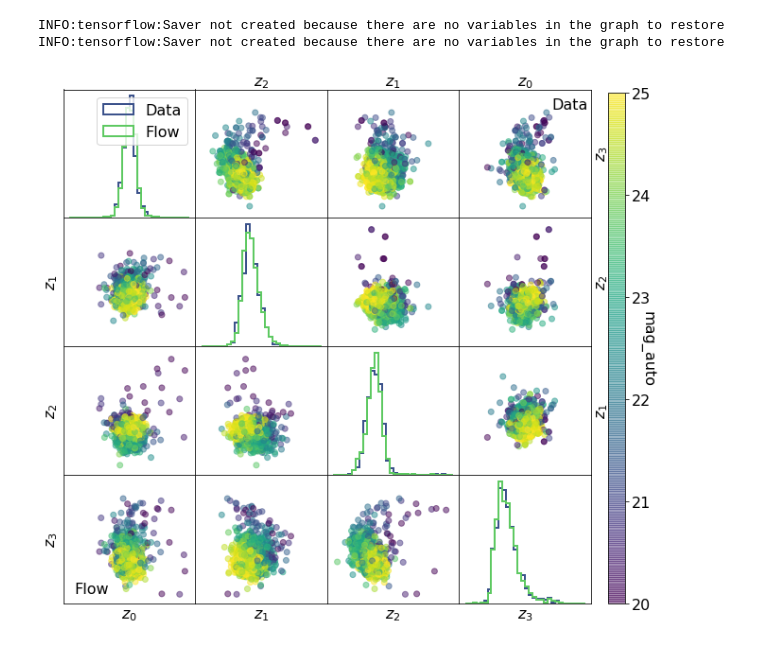
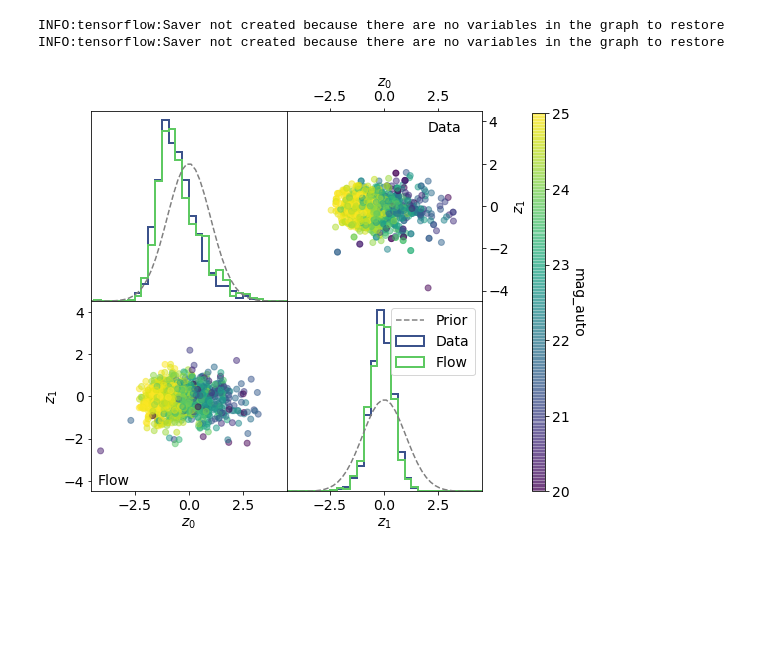
Before and after one commit to McWilliamsCenter/deep_galaxy_models, a Jupyter notebook: Figure_ConditionalFlow.ipynb, the cells around one changed output. Cells and saved outputs as stored; diff of their text form; code cells hidden in the pictures; blank space fills up the shorter version.

Commit message:
Adds latest version of figures

```diff
--- a/Figure_ConditionalFlow.ipynb
+++ b/Figure_ConditionalFlow.ipynb
@@ -65,72 +68,108 @@ codes_fake = concatenate(codes_fake)
 # %%
-font = {'size'   : 16}
+font = {'size'   : 14}
 matplotlib.rc('font', **font)
 
-offset=8
-fig = figure(figsize=(10,10))
-for i in range(4):
-    for j in range(4):
-        subplot(4,4,i+j*4+1)
+offset=0
+fig = figure(figsize=(7,7))
+for i in range(2):
+    for j in range(2):
+        subplot(2,2,i+j*2+1)
         if i < j:
+            #hist2d(gaussian_samples[:,i+offset], gaussian_samples[:, j+offset], 100, range=[[-5,5],[-5,5]], cmap='gray_r')
             scatter(codes_fake[:,i+offset], codes_fake[:,j+offset], c=params, vmax=25, vmin=20, alpha=0.5);
             #axis('off')
-            xlim(-5,5)
-            ylim(-5,5)
+            xlim(-4.5,4.5)
+            ylim(-4.5,4.5)
 
         elif i > j:
-            sc = scatter(codes[:,3-i+offset], codes[:,3-j+offset], c=params, vmax=25,vmin=20, alpha=0.5);
+            #hist2d(gaussian_samples[:,1-i+offset], gaussian_samples[:, 1-j+offset], 100, range=[[-5,5],[-5,5]], cmap='gray_r')
+            sc = scatter(codes[:,1-i+offset], codes[:,1-j+offset], c=params, vmax=25,vmin=20, alpha=0.5);
             #axis('off')
-            xlim(-5,5)
-            ylim(-5,5)
+            xlim(-4.5,4.5)
+            ylim(-4.5,4.5)
 
         else:
+            x = np.linspace(-5,5)
+            plot(x, norm.pdf(x), '--', color='gray', label='Prior')
             hist(codes[:,i+offset],32, range=[-5,5], label='Data', linewidth=2, color=plt.cm.viridis(0.25), histtype=u'step', density=True);
             hist(codes_fake[:,i+offset], 32, range=[-5,5], label='Flow', linewidth=2, color=plt.cm.viridis(0.75), histtype=u'step', density=True);
-            if i ==0:
+            xlim(-4.5,4.5)
+            if i ==1:
                 legend()
 
         if (i == 0) and (j>0):
             ylabel(r'$z_{%i}$'%j)
 
-        if (i == 3) and (j<3):
-            ylabel(r'$z_{%i}$'%(3-j))
+        if (i == 1) and (j<1):
+            ylabel(r'$z_{%i}$'%(1-j))
             ax = plt.gca()
             ax.yaxis.set_label_position("right")
 
         if (j == 0) and (i>0):
-            xlabel(r'$z_{%i}$'%(3-i))
+            xlabel(r'$z_{%i}$'%(1-i))
             ax = plt.gca()
             ax.xaxis.set_label_position("top")
 
-        if (j==3):
+        if (j==1):
             xlabel(r'$z_{%i}$'%i)
 
-        if (j==3) and (i==0):
+        if (j==1) and (i==0):
             text(-4.2,-4.2,'Flow')
 
-        if (j==0) and (i==3):
+        if (j==0) and (i==1):
             text(2.,3.5,'Data')
 
-        if j < 4:
-            plt.tick_params(
-                axis='x',          # changes apply to the x-axis
-                which='both',      # both major and minor ticks are affected
-                bottom=False,      # ticks along the bottom edge are off
-                top=False,         # ticks along the top edge are off
-                labelbottom=False) # labels along the bottom edge are off
-
-        if i >=0:
-            plt.tick_params(
+        plt.tick_params(
                 axis='y',          # changes apply to the x-axis
                 which='both',      # both major and minor ticks are affected
                 left=False,      # ticks along the bottom edge are off
                 right=False,         # ticks along the top edge are off
                 labelleft=False) # labels along the bottom edge are off
 
+
+        plt.tick_params(
+                axis='x',          # changes apply to the x-axis
+                which='both',      # both major and minor ticks are affected
+                bottom=True,      # ticks along the bottom edge are off
+                top=False,         # ticks along the top edge are off
+                labelbottom=False) # labels along the bottom edge are off
+
+        if j == 1 and i == 0:
+            plt.tick_params(
+                axis='y',          # changes apply to the x-axis
+                which='both',      # both major and minor ticks are affected
+                left=True,      # ticks along the bottom edge are off
+                right=False,         # ticks along the top edge are off
+                labelleft=True) # labels along the bottom edge are off
+
+        if j == 1:
+            plt.tick_params(
+                axis='x',          # changes apply to the x-axis
+                which='both',      # both major and minor ticks are affected
+                bottom=True,      # ticks along the bottom edge are off
+                top=False,         # ticks along the top edge are off
+                labelbottom=True) # labels along the bottom edge are off
+
+
+        if j == 0 and i == 1:
+            plt.tick_params(
+                axis='y',          # changes apply to the x-axis
+                which='both',      # both major and minor ticks are affected
+                left=False,      # ticks along the bottom edge are off
+                right=True,         # ticks along the top edge are off
+                labelright=True) # labels along the bottom edge are off
+            plt.tick_params(
+                axis='x',          # changes apply to the x-axis
+                which='both',      # both major and minor ticks are affected
+                bottom=False,      # ticks along the bottom edge are off
+                top=True,         # ticks along the top edge are off
+                labeltop=True) # labels along the bottom edge are off
+
+
 subplots_adjust(wspace=0, hspace=0, right=0.9)
-ax = fig.add_axes([0.925, 0.125, 0.025, 0.75])
+ax = fig.add_axes([1., 0.125, 0.025, 0.75])
 cbar = fig.colorbar(sc, cax=ax);
-cbar.set_label('mag_auto', rotation=270)
-#savefig('Figures/Figure_ConditionalFlow.png',bbox_inches='tight')
+cbar.set_label('mag_auto', rotation=270, labelpad=15)
+savefig('Figures/Figure_ConditionalFlow.png',bbox_inches='tight')
 # %% [output]
-[figure, old version]
+[figure, new version]
```
Also changed, not shown: parts of 2 cells of this notebook, 15 other files.
